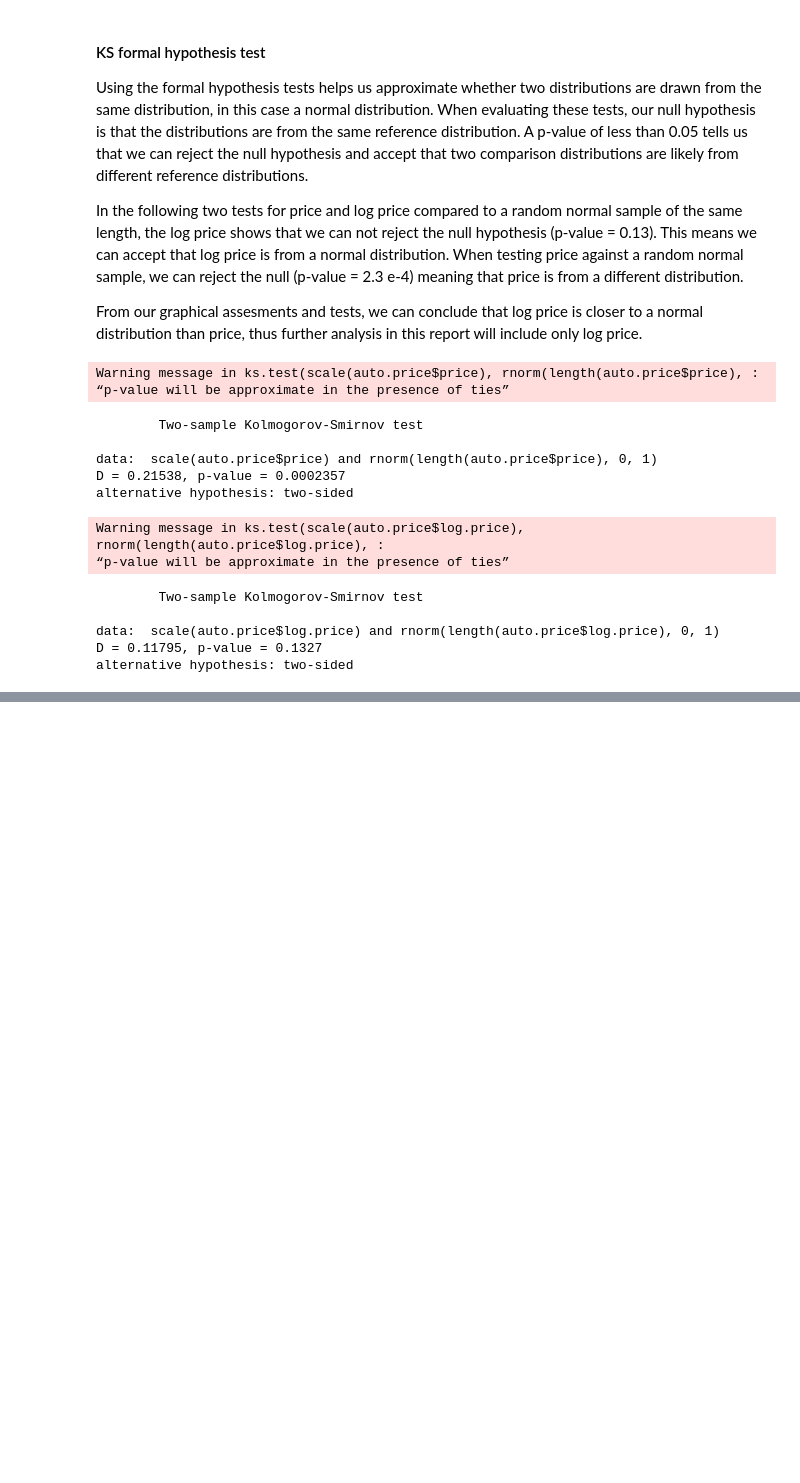
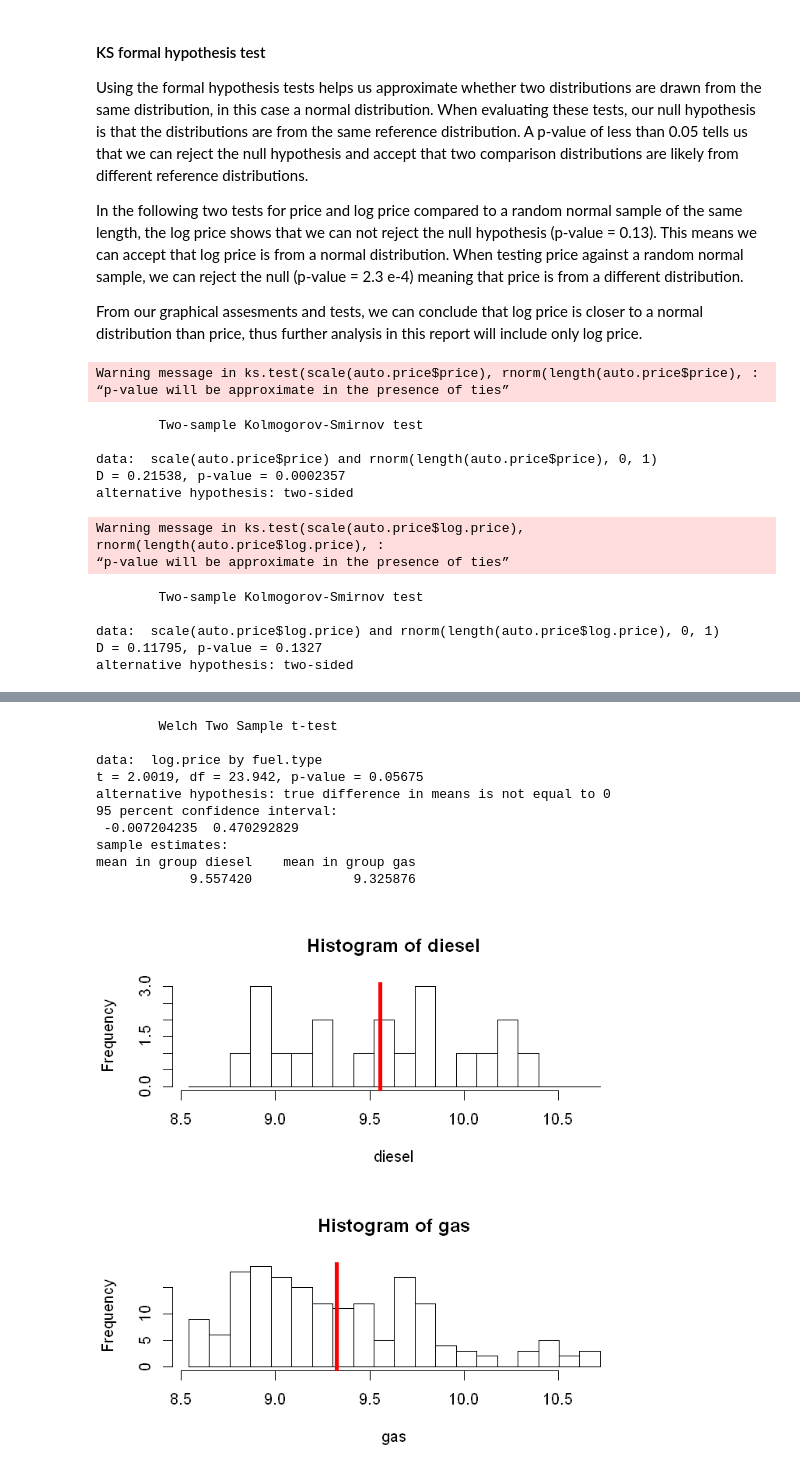
Before and after one commit to giomarc/DataAnalytics, a Jupyter notebook: HypothesisTesting_prices.ipynb, the cells around one changed output, grey strips where cells are left out. Drawn from its saved outputs; the diff is of its cells as text; code cells hidden in the pictures; blank space fills up the shorter version.

```diff
--- a/HypothesisTesting_prices.ipynb
+++ b/HypothesisTesting_prices.ipynb
@@ -198,0 +362,17 @@ alternative hypothesis: two-sided
+# %%
+t.test(log.price~fuel.type, data = auto.price)
+plot.t(auto.price$log.price[auto.price$fuel.type == "diesel"],
+       auto.price$log.price[auto.price$fuel.type == "gas"],
+       cols = c("diesel", "gas"))
+# %% [output]
+        Welch Two Sample t-test
+
+data:  log.price by fuel.type
+t = 2.0019, df = 23.942, p-value = 0.05675
+alternative hypothesis: true difference in means is not equal to 0
+95 percent confidence interval:
+ -0.007204235  0.470292829
+sample estimates:
+mean in group diesel    mean in group gas
+            9.557420             9.325876
+[figure, added]
```
Also changed, not shown: parts of 41 cells of this notebook.
